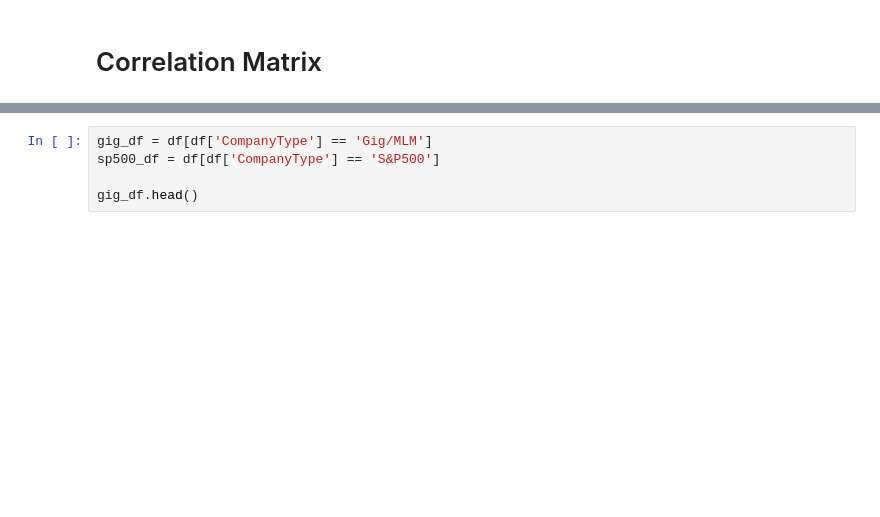
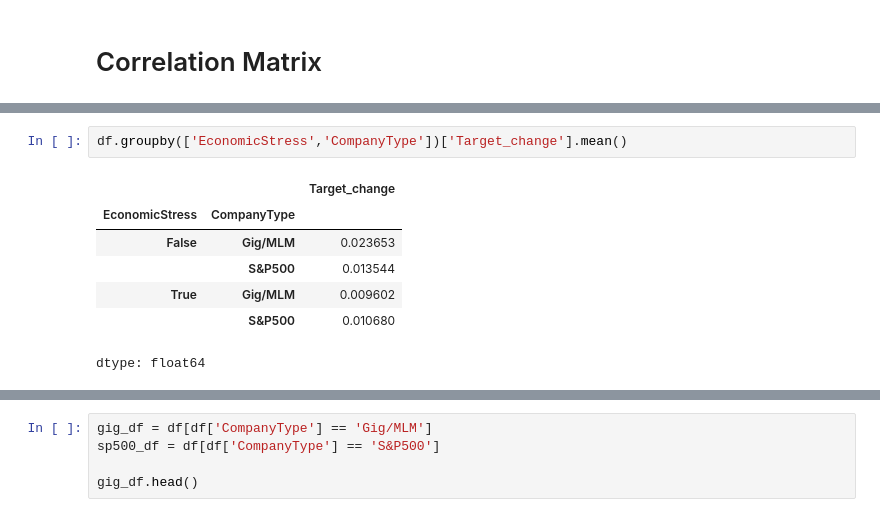
Before and after one commit to milleau98/2026-gig-data-analysis, a Jupyter notebook: notebooks/data-analyses/correlation_analyses.ipynb, the cells around one changed output, grey strips where cells are left out. Drawn from its saved outputs; the diff is of its cells as text; blank space fills up the shorter version.

```diff
--- a/notebooks/data-analyses/correlation_analyses.ipynb
+++ b/notebooks/data-analyses/correlation_analyses.ipynb
@@ -176 +177,11 @@ df.groupby(['EconomicStress','CompanyType'])['Close'].mean()
 dtype: float64
+# %%
+df.groupby(['EconomicStress','CompanyType'])['Target_change'].mean()
+# %% [output]
+|  |  | Target_change |
+| EconomicStress | CompanyType |  |
+| False | Gig/MLM | 0.023653 |
+|  | S&P500 | 0.013544 |
+| True | Gig/MLM | 0.009602 |
+|  | S&P500 | 0.010680 |
+dtype: float64
```
Also changed, not shown: parts of 8 cells of this notebook.
